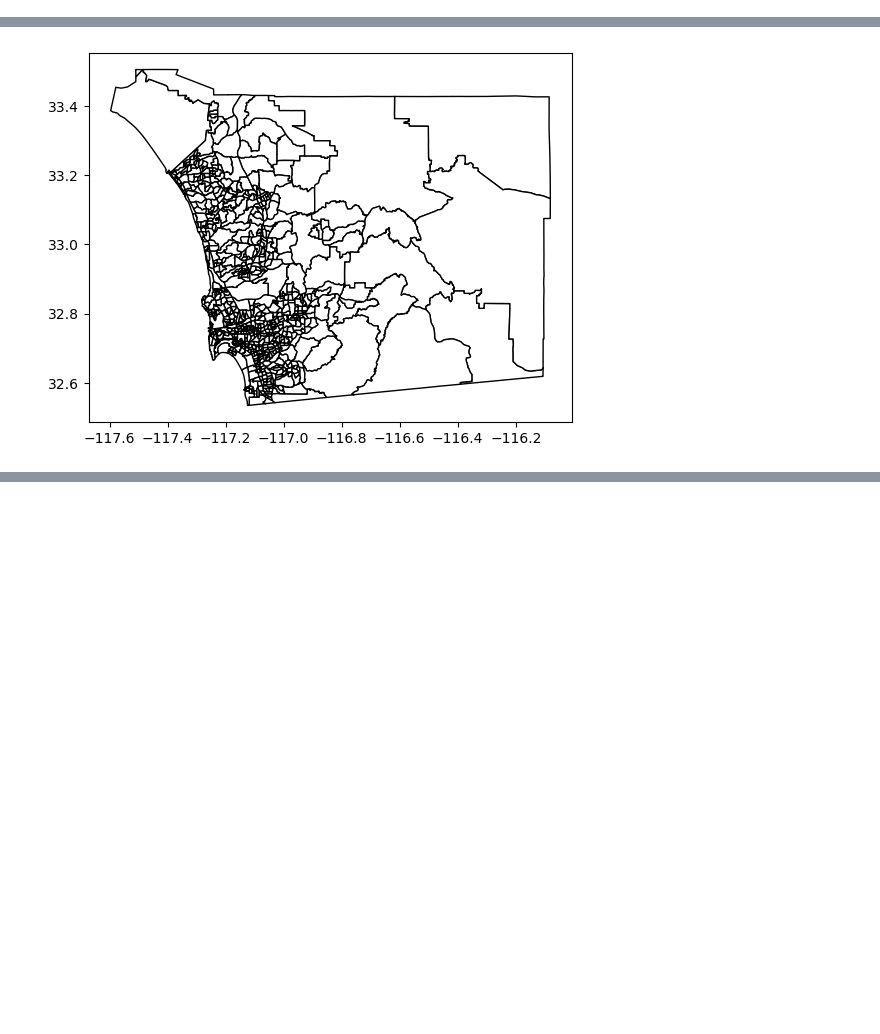
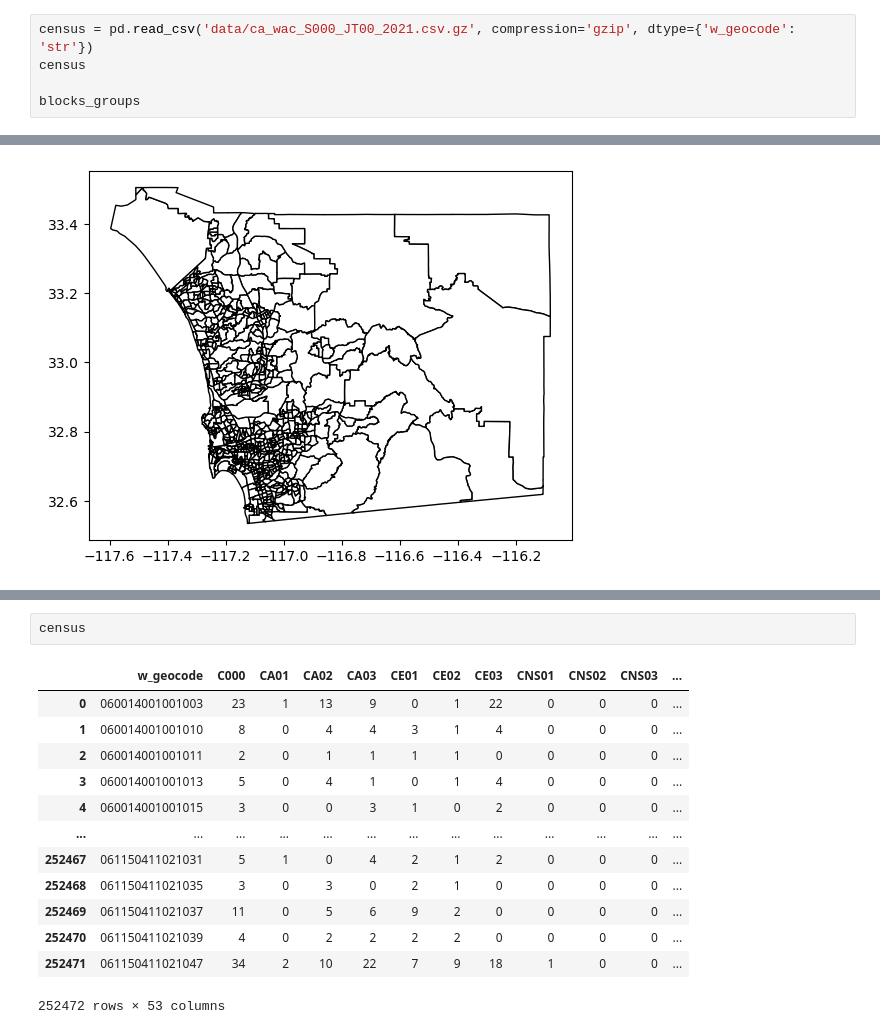
Before and after one commit to michaelmss/DSC180A-Activity-Centers, a Jupyter notebook: Notebooks/eda_kn.ipynb, the cells around one changed output, grey strips where cells are left out. Drawn from its saved outputs; the diff is of its cells as text; blank space fills up the shorter version.

```diff
--- a/Notebooks/eda_kn.ipynb
+++ b/Notebooks/eda_kn.ipynb
@@ -47,3 +47,8 @@ df
 | 98161 | 0.000000e+00 | 298.0 | AT&T | EQUIPMENT LOCATED AT NAVAL | COMM CONTROL & OCEAN SURV CTR | None | 3940.0 | None | None | 7TH | AVE | ... |
 | 98162 | 0.000000e+00 | 364.0 | QUARRY SELF STORAGE | A CALIF LIMITED PARTNERSHIP | DBA QUARRY SELF STORAGE U HAUL | None | 6260.0 | None | None | QUARRY | RD | ... |
 98162 rows × 30 columns
+# %%
+census = pd.read_csv('data/ca_wac_S000_JT00_2021.csv.gz', compression='gzip', dtype={'w_geocode': 'str'})
+census
+
+blocks_groups
@@ -344,0 +449,16 @@ new_tracts.plot(color='white', edgecolor='black')
+# %%
+census
+# %% [output]
+|  | w_geocode | C000 | CA01 | CA02 | CA03 | CE01 | CE02 | CE03 | CNS01 | CNS02 | CNS03 | ... |
+| 0 | 060014001001003 | 23 | 1 | 13 | 9 | 0 | 1 | 22 | 0 | 0 | 0 | ... |
+| 1 | 060014001001010 | 8 | 0 | 4 | 4 | 3 | 1 | 4 | 0 | 0 | 0 | ... |
+| 2 | 060014001001011 | 2 | 0 | 1 | 1 | 1 | 1 | 0 | 0 | 0 | 0 | ... |
+| 3 | 060014001001013 | 5 | 0 | 4 | 1 | 0 | 1 | 4 | 0 | 0 | 0 | ... |
+| 4 | 060014001001015 | 3 | 0 | 0 | 3 | 1 | 0 | 2 | 0 | 0 | 0 | ... |
+| ... | ... | ... | ... | ... | ... | ... | ... | ... | ... | ... | ... | ... |
+| 252467 | 061150411021031 | 5 | 1 | 0 | 4 | 2 | 1 | 2 | 0 | 0 | 0 | ... |
+| 252468 | 061150411021035 | 3 | 0 | 3 | 0 | 2 | 1 | 0 | 0 | 0 | 0 | ... |
+| 252469 | 061150411021037 | 11 | 0 | 5 | 6 | 9 | 2 | 0 | 0 | 0 | 0 | ... |
+| 252470 | 061150411021039 | 4 | 0 | 2 | 2 | 2 | 2 | 0 | 0 | 0 | 0 | ... |
+| 252471 | 061150411021047 | 34 | 2 | 10 | 22 | 7 | 9 | 18 | 1 | 0 | 0 | ... |
+252472 rows × 53 columns
```
Also changed, not shown: parts of 16 cells of this notebook.
